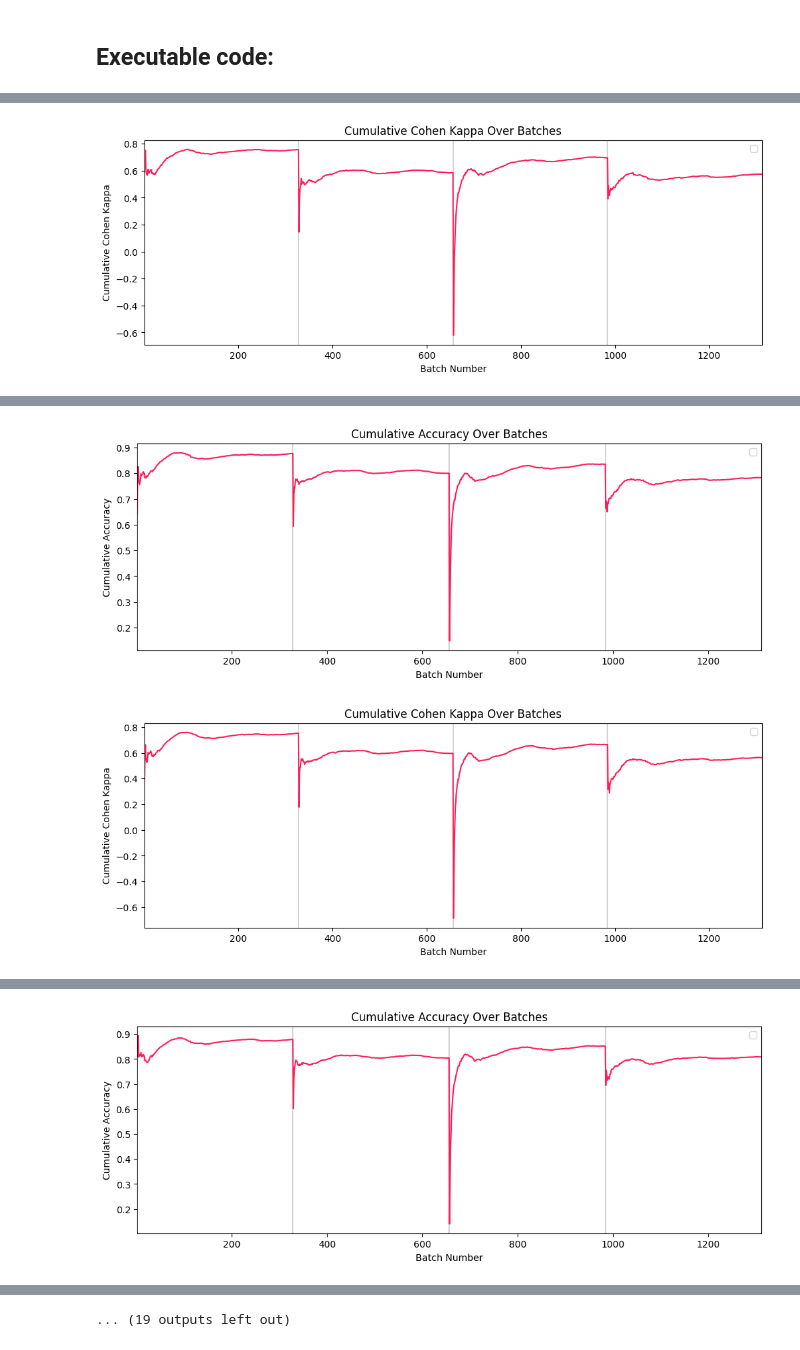
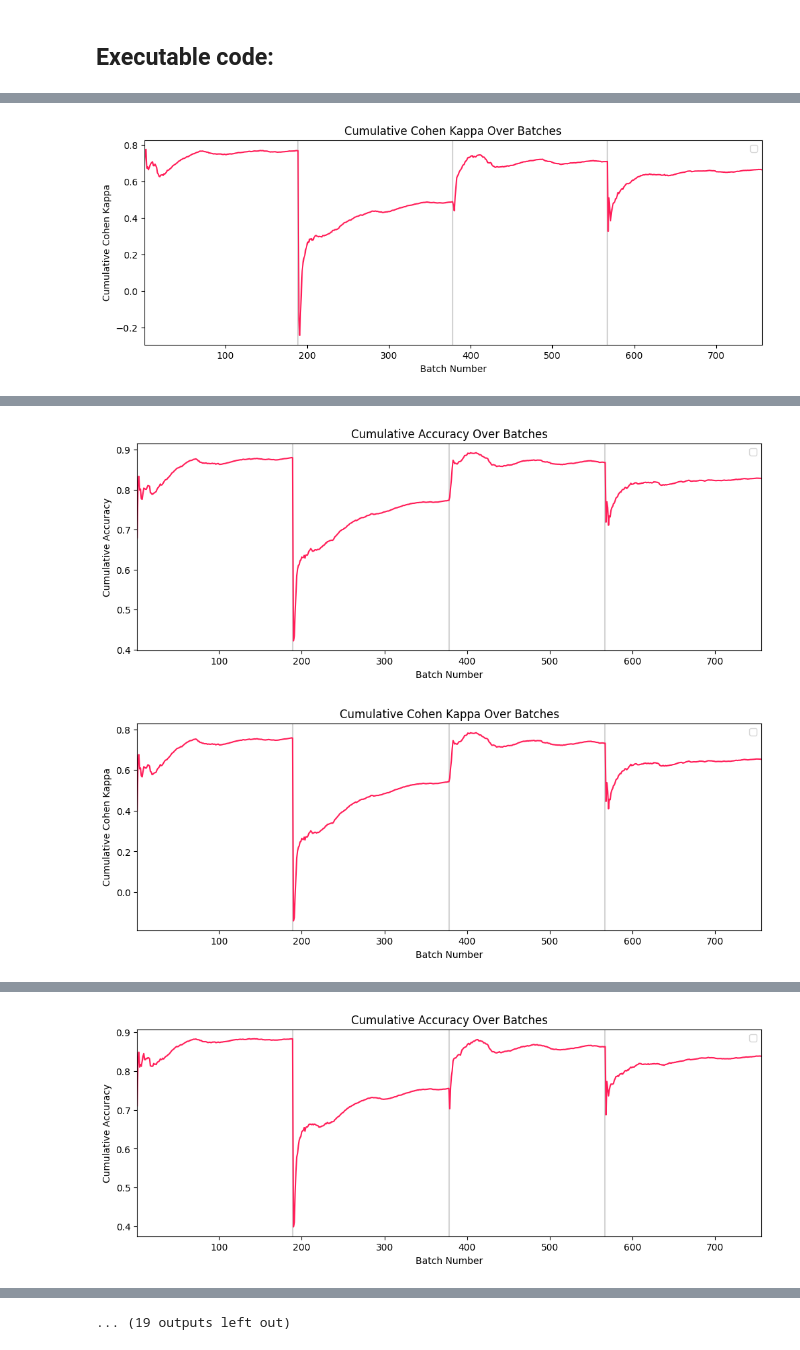
Before and after one commit to rezapaki1376/cPB, a Jupyter notebook: run-test/Run-test-cPB-Periodic.ipynb, the cells around one changed output, grey strips where cells are left out. Saved outputs shown, nothing was run; the diff lists cells and outputs as text; code cells hidden in the pictures.

```diff
--- a/run-test/Run-test-cPB-Periodic.ipynb
+++ b/run-test/Run-test-cPB-Periodic.ipynb
@@ -214,20 +334,20 @@ low_rank = False
 # %% [markdown]
 ## Executable code:
 # %%
-for i in range(1,11):
+for iter in range(1,11):
   base_model = 'GRU'
   batch_size = 128
-  hidden_size = 150
+  hidden_size = 50
   seq_len = 11
   epoch_size=10
   lr = 0.01
   number_of_tasks=4
   mask_selection_NofBatch = 50
   input_size=4
-  iteration=i
+  iteration=iter
   mask_init='uniform'
   dataset='Weather'
-  dataset_name = "weather_st124_3conf"
+  dataset_name = "weather_st124_4conf"
   Pretrain_task = '1'
 
   df = pd.read_csv(os.path.join(f"datasets/{dataset}/", f"{dataset_name}.csv"))
@@ -245,34 +365,32 @@ for i in range(1,11):
             input_size = input_size, mask_option = mask_option, model_type = model_type, batch_first = batch_first, low_rank = low_rank)
 
 
-  for iter in range(0,1):
-    # loop for each task
-    for task in range(1, df["task"].max() + 1):
-      df_task = df[df["task"] == task]
-      df_task = df_task.drop(columns="task")
-      # loop based on each batch of data
-      batch_cont=0
-      model.weights_copy(task)
-      for i in range(0, len(df_task), batch_size):
-        x = df_task.iloc[i : i + batch_size, 0:-1].values.astype(np.float32)
-        y = list(df_task.iloc[i : i + batch_size, -1])
-        if batch_cont<mask_selection_NofBatch:
-          for mask_index in range (0, task):
-            model.predict_many(x,y,mask_index,task,mask_selection=True)
-            model.learn_many(x,y,mask_index)
-          batch_cont+=1
-        elif batch_cont==mask_selection_NofBatch:
-          best_mask_index=model.add_new_column(task)
-          model.predict_many(x,y,best_mask_index,task,mask_selection=False)
-          model.learn_many(x,y,best_mask_index)
-          batch_cont+=1
-        elif batch_cont>mask_selection_NofBatch:
-          batch_cont+=1
-          model.predict_many(x,y,best_mask_index,task,mask_selection=False)
-          model.learn_many(x,y,best_mask_index)
-      model.save_final_metrics(task,best_mask_index)
-      model.final_weights_saving()
-    model.plotting()
+  for task in range(1, df["task"].max() + 1):
+    df_task = df[df["task"] == task]
+    df_task = df_task.drop(columns="task")
+    # loop based on each batch of data
+    batch_cont=0
+    model.weights_copy(task)
+    for i in range(0, len(df_task), batch_size):
+      x = df_task.iloc[i : i + batch_size, 0:-1].values.astype(np.float32)
+      y = list(df_task.iloc[i : i + batch_size, -1])
+      if batch_cont<mask_selection_NofBatch:
+        for mask_index in range (0, task):
+          model.predict_many(x,y,mask_index,task,mask_selection=True)
+          model.learn_many(x,y,mask_index)
+        batch_cont+=1
+      elif batch_cont==mask_selection_NofBatch:
+        best_mask_index=model.add_new_column(task)
+        model.predict_many(x,y,best_mask_index,task,mask_selection=False)
+        model.learn_many(x,y,best_mask_index)
+        batch_cont+=1
+      elif batch_cont>mask_selection_NofBatch:
+        batch_cont+=1
+        model.predict_many(x,y,best_mask_index,task,mask_selection=False)
+        model.learn_many(x,y,best_mask_index)
+    model.save_final_metrics(task,best_mask_index)
+    model.final_weights_saving()
+  model.plotting()
 
 
   file_path = f'Performance/Results/{model_type}/{dataset}/Periodic/pretrain_T{Pretrain_task}_{base_model}-{dataset_name}-hidden{hidden_size}-epoch10-Mask_{mask_option}-iter{iteration}.pkl'
@@ -284,7 +402,7 @@ for i in range(1,11):
       pickle.dump(model.selected_mask_index, file)
 
 
-  file_path=f'Performance/Final Models/{model_type}/{base_model}/{dataset}/{dataset}-{base_model}-pretrain-hidden{hidden_size}-epoch10-Mask_{mask_option}-itter{iteration}.pickle'
+  file_path=f'Performance/Final Models/{model_type}/{base_model}/{dataset}/{dataset_name}-{base_model}-pretrain-hidden{hidden_size}-epoch10-Mask_{mask_option}-itter{iteration}.pickle'
   with open(file_path, 'wb') as file:
       pickle.dump(model.all_models_weight, file)
 
@@ -333,2 +451,2 @@ All batches cohen kappa=  0.573997829927177
-[figure, old version]
+[figure, new version]
 itter 2 finished
@@ -351,3 +469,3 @@ All batches cohen kappa=  0.5626665515052837
-[figure, old version]
+[figure, new version]
-[figure, old version]
+[figure, new version]
 itter 3 finished
@@ -370 +488 @@ All batches cohen kappa=  0.6131198338982535
-[figure, old version]
+[figure, new version]
```
Also changed, not shown: parts of 8 cells of this notebook, 5 other files.
